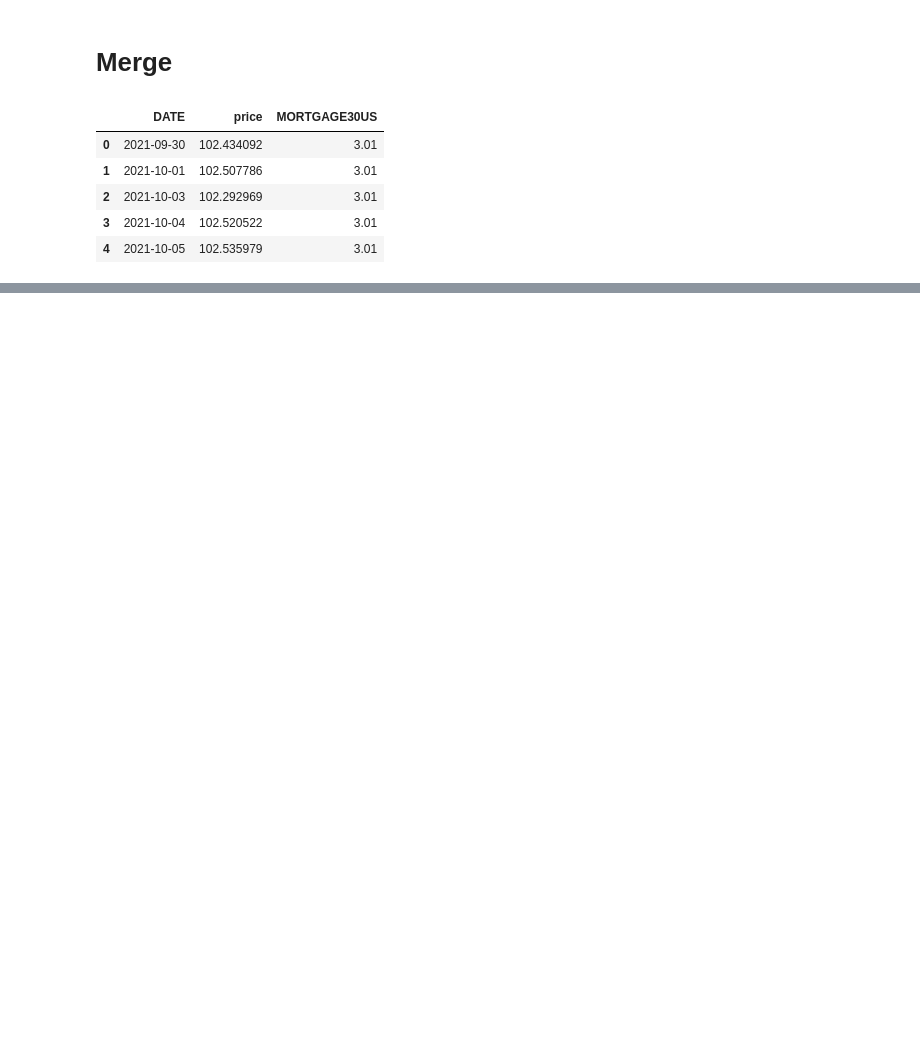
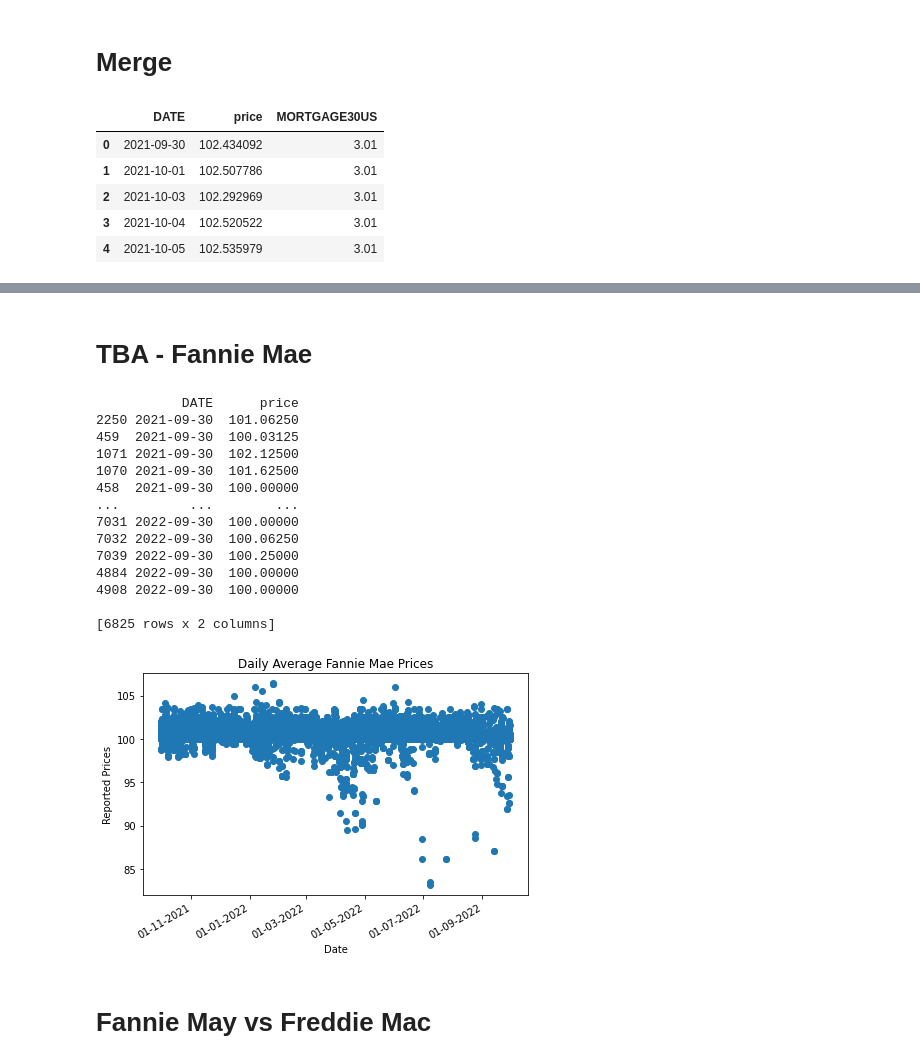
Before and after one commit to sneznanov/Financial-Econ, a Jupyter notebook: TBA Analysis.ipynb, the cells around one changed output, grey strips where cells are left out. Cells and saved outputs as stored; diff of their text form; code cells hidden in the pictures; blank space fills up the shorter version.

```diff
--- a/TBA Analysis.ipynb
+++ b/TBA Analysis.ipynb
@@ -378,0 +442,53 @@ Text(0.5, 0.98, 'MBS Price vs 15-Year Mortgage Interest Rates')
+# %% [markdown]
+# TBA - Fannie Mae
+# %%
+warnings.filterwarnings('ignore')
+infile = '9ofkuwkebi2jixwy.csv'
+tba_fan = pd.read_csv(infile)
+data = tba_fan.loc[tba_fan['company_symbol'] == 'FNMA']
+
+
+#data = tba_fan
+data['Date'] = pd.to_datetime(data['trd_exctn_dt'], format="%Y%m%d")
+data.sort_values('Date', inplace=True)
+price_date = data['Date']
+
+df_fn = pd.DataFrame().assign(DATE=data['Date'], price=data['rptd_pr'])
+print(df_fn)
+
+df_fn.reset_index(inplace=True)
+df_fn.head()
+
+del df_fn[df_fn.columns[0]]
+df_fn.head()
+
+Date = df_fn['DATE']
+price = df_fn['price']
+plt.plot_date(Date, price)
+plt.gcf().autofmt_xdate()
+date_format = mpl_dates.DateFormatter('%d-%m-%Y')
+plt.gca().xaxis.set_major_formatter(date_format)
+plt.tight_layout()
+plt.title('Daily Average Fannie Mae Prices')
+plt.xlabel('Date')
+plt.ylabel('Reported Prices')
+
+
+
+plt.show()
+# %% [output]
+           DATE      price
+2250 2021-09-30  101.06250
+459  2021-09-30  100.03125
+1071 2021-09-30  102.12500
+1070 2021-09-30  101.62500
+458  2021-09-30  100.00000
+...         ...        ...
+7031 2022-09-30  100.00000
+7032 2022-09-30  100.06250
+7039 2022-09-30  100.25000
+4884 2022-09-30  100.00000
+4908 2022-09-30  100.00000
+
+[6825 rows x 2 columns]
+[figure, added]
@@ -378,0 +501,2 @@ Text(0.5, 0.98, 'MBS Price vs 15-Year Mortgage Interest Rates')
+# %% [markdown]
+#  Fannie May vs Freddie Mac
```
Also changed, not shown: parts of 53 cells of this notebook.
